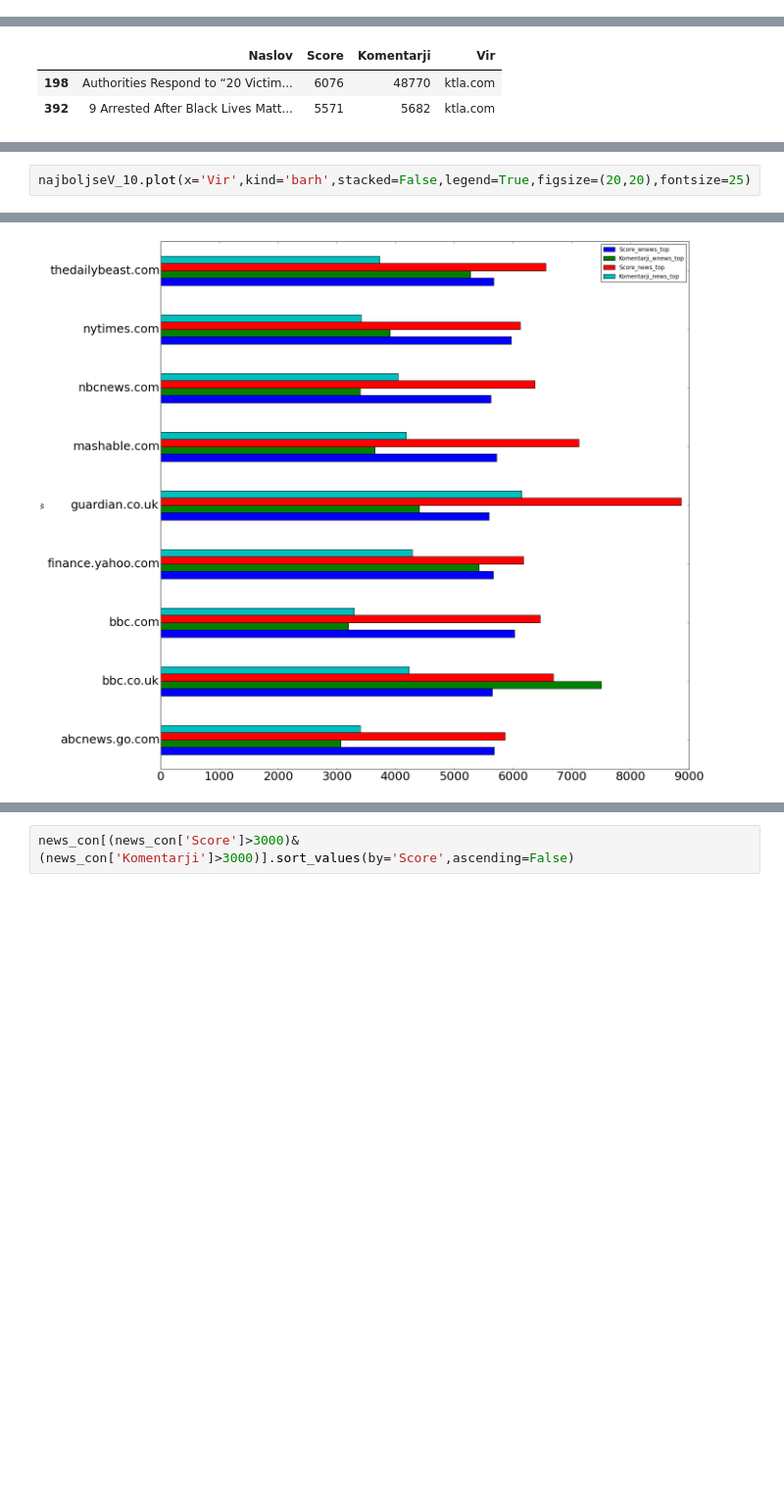
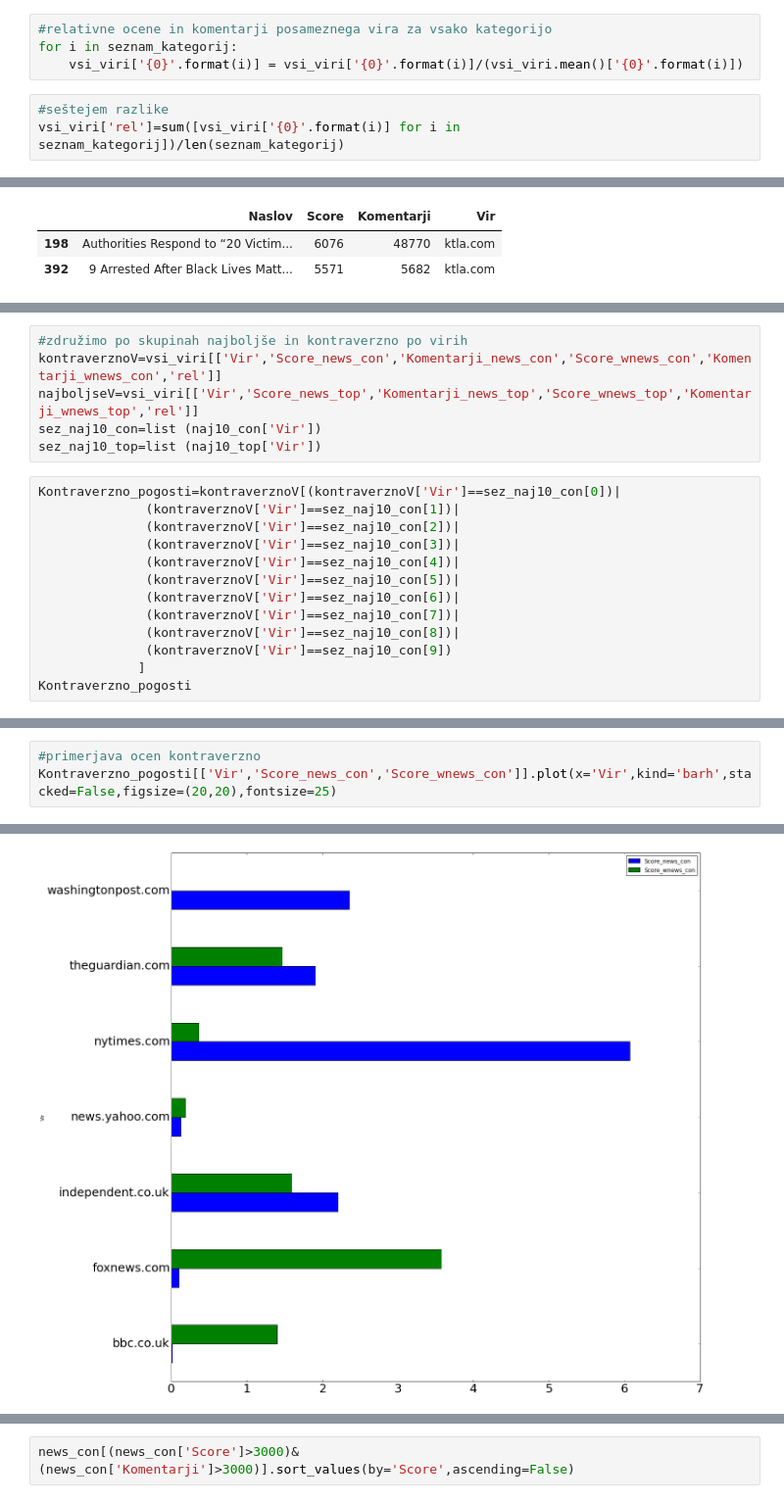
Before and after one commit to julijatominc/novice-Reddit, a Jupyter notebook: Analiza_novic.ipynb, the cells around one changed output, grey strips where cells are left out. Shown: that part at 98% size. Cells and saved outputs as stored; diff of their text form; blank space fills up the shorter version.

```diff
--- a/Analiza_novic.ipynb
+++ b/Analiza_novic.ipynb
@@ -189,0 +271,7 @@ vse_novice=pd.concat([news_con,wnews_con,news_top,wnews_top])
+# %%
+#relativne ocene in komentarji posameznega vira za vsako kategorijo
+for i in seznam_kategorij:
+    vsi_viri['{0}'.format(i)] = vsi_viri['{0}'.format(i)]/(vsi_viri.mean()['{0}'.format(i)])
+# %%
+#seštejem razlike
+vsi_viri['rel']=sum([vsi_viri['{0}'.format(i)] for i in seznam_kategorij])/len(seznam_kategorij)
@@ -250,0 +359,19 @@ kontraverznoV_10
+# %%
+#združimo po skupinah najboljše in kontraverzno po virih
+kontraverznoV=vsi_viri[['Vir','Score_news_con','Komentarji_news_con','Score_wnews_con','Komentarji_wnews_con','rel']]
+najboljseV=vsi_viri[['Vir','Score_news_top','Komentarji_news_top','Score_wnews_top','Komentarji_wnews_top','rel']]
+sez_naj10_con=list (naj10_con['Vir'])
+sez_naj10_top=list (naj10_top['Vir'])
+# %%
+Kontraverzno_pogosti=kontraverznoV[(kontraverznoV['Vir']==sez_naj10_con[0])|
+              (kontraverznoV['Vir']==sez_naj10_con[1])|
+              (kontraverznoV['Vir']==sez_naj10_con[2])|
+              (kontraverznoV['Vir']==sez_naj10_con[3])|
+              (kontraverznoV['Vir']==sez_naj10_con[4])|
+              (kontraverznoV['Vir']==sez_naj10_con[5])|
+              (kontraverznoV['Vir']==sez_naj10_con[6])|
+              (kontraverznoV['Vir']==sez_naj10_con[7])|
+              (kontraverznoV['Vir']==sez_naj10_con[8])|
+              (kontraverznoV['Vir']==sez_naj10_con[9])
+             ]
+Kontraverzno_pogosti
@@ -283,5 +393,6 @@ najboljseV_10
 # %%
-najboljseV_10.plot(x='Vir',kind='barh',stacked=False,legend=True,figsize=(20,20),fontsize=25)
+#primerjava ocen kontraverzno
+Kontraverzno_pogosti[['Vir','Score_news_con','Score_wnews_con']].plot(x='Vir',kind='barh',stacked=False,figsize=(20,20),fontsize=25)
 # %% [output]
 <matplotlib.axes._subplots.AxesSubplot at 0x...>
-[figure, old version]
+[figure, new version]
```
Also changed, not shown: parts of 54 cells of this notebook.
